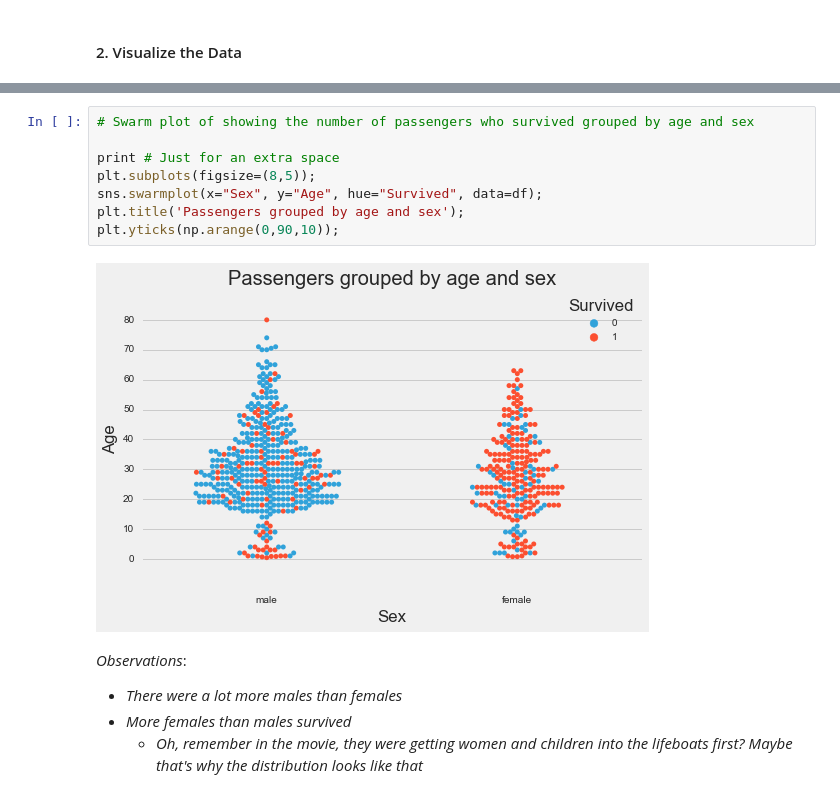
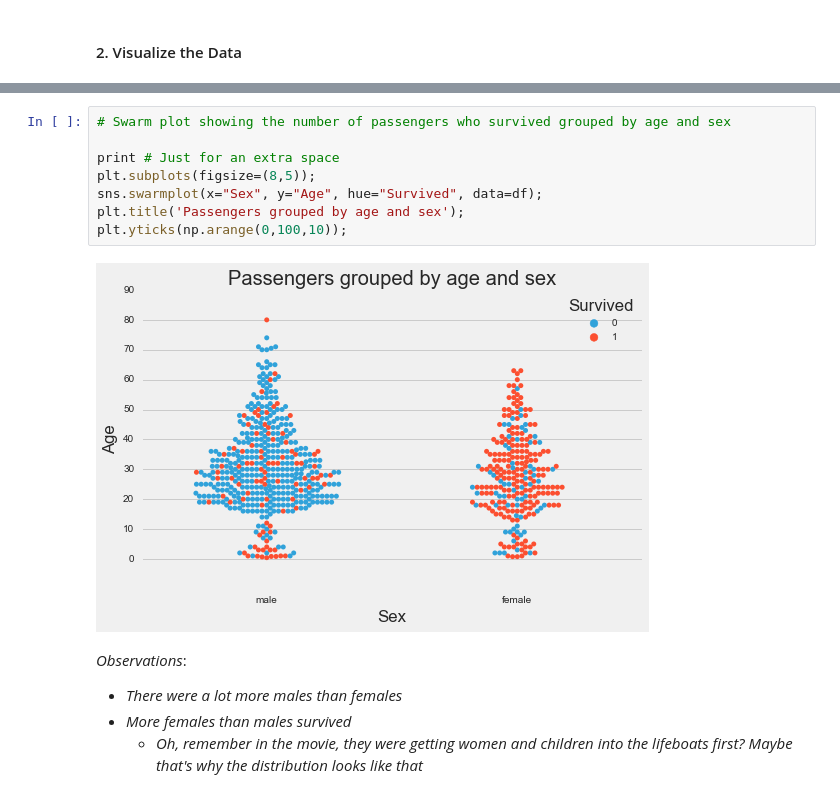
Before and after one commit to spockl/ga-dsi-1, a Jupyter notebook: projects/projects-weekly/project-05/code/starter-code/project-5-jocelyn-ong.ipynb, the cells around one changed output, grey strips where cells are left out. Cells and saved outputs as stored; diff of their text form.

```diff
--- a/projects/projects-weekly/project-05/code/starter-code/project-5-jocelyn-ong.ipynb
+++ b/projects/projects-weekly/project-05/code/starter-code/project-5-jocelyn-ong.ipynb
@@ -229,13 +263,13 @@ _Source: https://www.kaggle.com/c/titanic/data_
 # %%
-# Swarm plot of showing the number of passengers who survived grouped by age and sex
+# Swarm plot showing the number of passengers who survived grouped by age and sex
 
 print # Just for an extra space
 plt.subplots(figsize=(8,5));
 sns.swarmplot(x="Sex", y="Age", hue="Survived", data=df);
 plt.title('Passengers grouped by age and sex');
-plt.yticks(np.arange(0,90,10));
+plt.yticks(np.arange(0,100,10));
 # %% [output]
-[figure, old version]
+[figure, new version]
 # %% [markdown]
 *Observations*:
 - *There were a lot more males than females*
```
Also changed, not shown: parts of 35 cells of this notebook, 2 other files.
